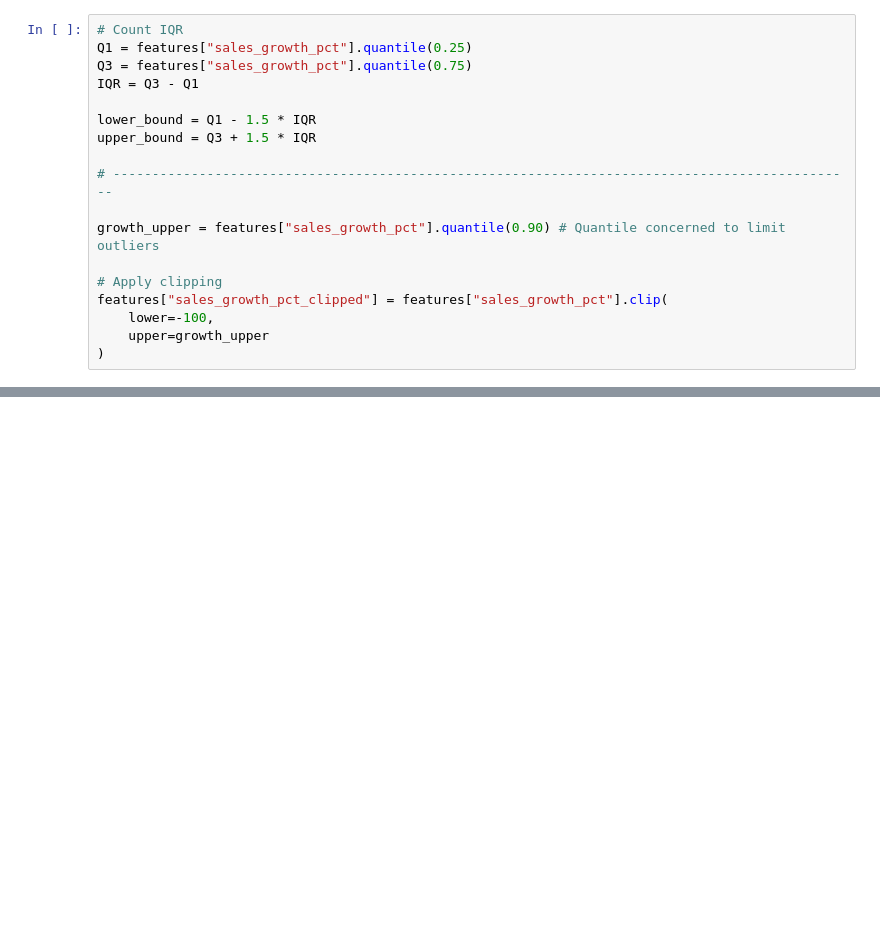
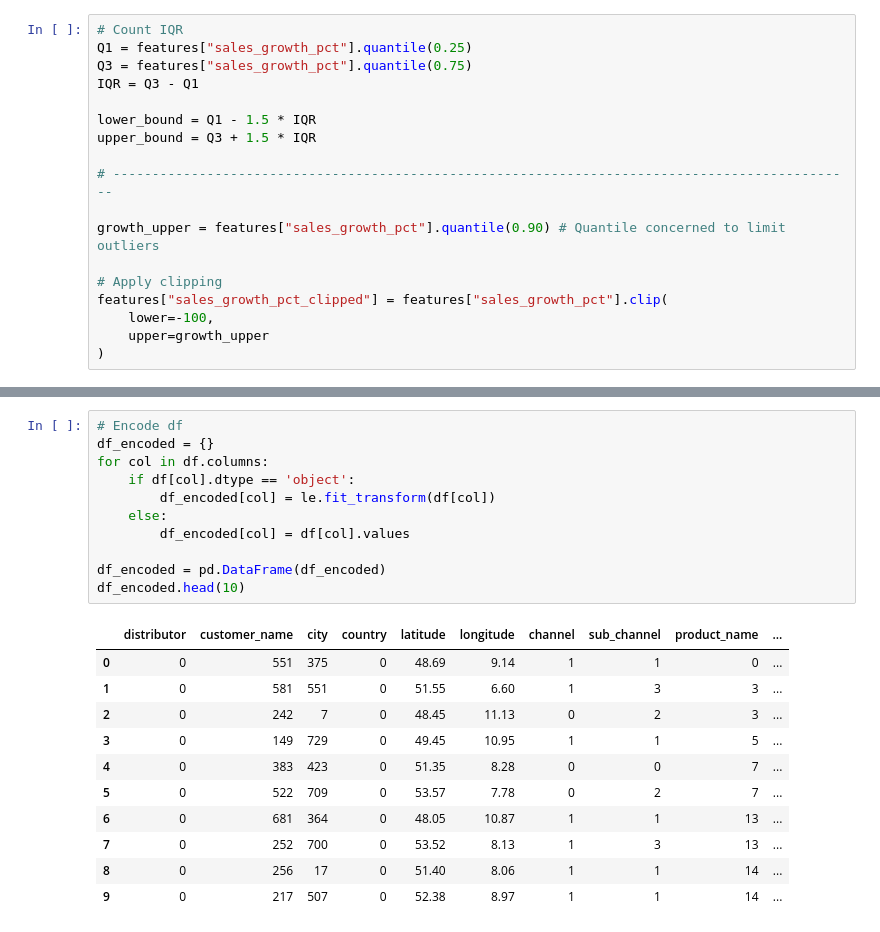
Before and after one commit to Mipjeiger/mini-project-pharmacy-business-engineering-end-to-end, a Jupyter notebook: notebooks/sales.ipynb, the cells around one changed output, grey strips where cells are left out. Cells and saved outputs as stored; diff of their text form; blank space fills up the shorter version.

```diff
--- a/notebooks/sales.ipynb
+++ b/notebooks/sales.ipynb
@@ -137,0 +152,23 @@ features[['total_sales_clean', 'rolling_avg_sales_3m', 'avg_price', 'sales_growt
+# %%
+# Encode df
+df_encoded = {}
+for col in df.columns:
+    if df[col].dtype == 'object':
+        df_encoded[col] = le.fit_transform(df[col])
+    else:
+        df_encoded[col] = df[col].values
+
+df_encoded = pd.DataFrame(df_encoded)
+df_encoded.head(10)
+# %% [output]
+|  | distributor | customer_name | city | country | latitude | longitude | channel | sub_channel | product_name | ... |
+| 0 | 0 | 551 | 375 | 0 | 48.69 | 9.14 | 1 | 1 | 0 | ... |
+| 1 | 0 | 581 | 551 | 0 | 51.55 | 6.60 | 1 | 3 | 3 | ... |
+| 2 | 0 | 242 | 7 | 0 | 48.45 | 11.13 | 0 | 2 | 3 | ... |
+| 3 | 0 | 149 | 729 | 0 | 49.45 | 10.95 | 1 | 1 | 5 | ... |
+| 4 | 0 | 383 | 423 | 0 | 51.35 | 8.28 | 0 | 0 | 7 | ... |
+| 5 | 0 | 522 | 709 | 0 | 53.57 | 7.78 | 0 | 2 | 7 | ... |
+| 6 | 0 | 681 | 364 | 0 | 48.05 | 10.87 | 1 | 1 | 13 | ... |
+| 7 | 0 | 252 | 700 | 0 | 53.52 | 8.13 | 1 | 3 | 13 | ... |
+| 8 | 0 | 256 | 17 | 0 | 51.40 | 8.06 | 1 | 1 | 14 | ... |
+| 9 | 0 | 217 | 507 | 0 | 52.38 | 8.97 | 1 | 1 | 14 | ... |
```
Also changed, not shown: parts of 20 cells of this notebook, 2 other files.
